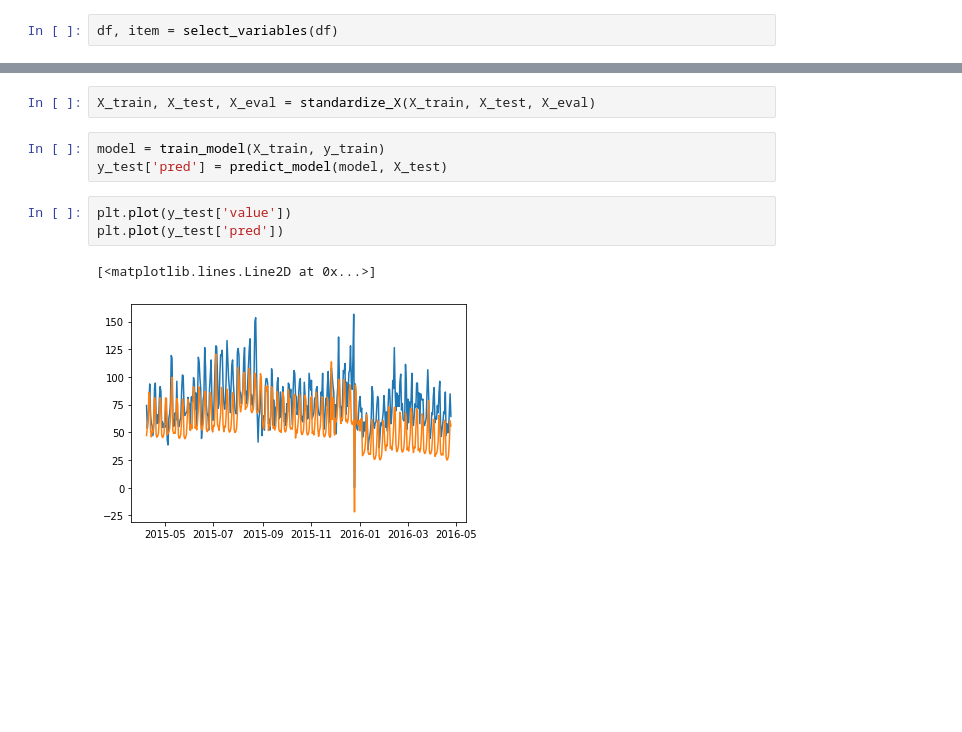
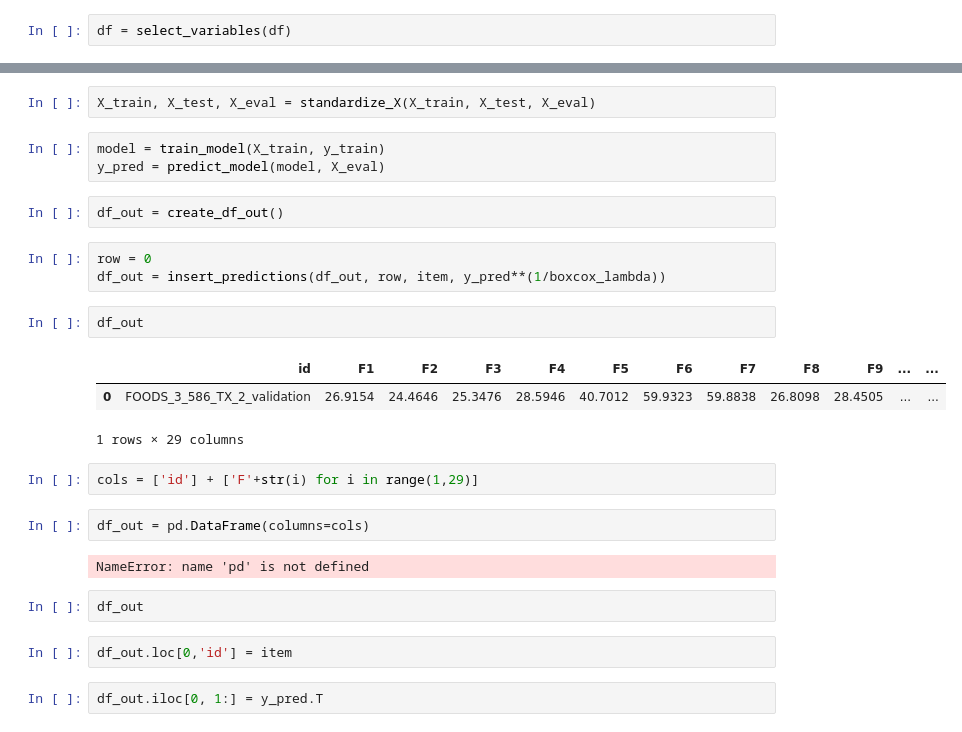
Before and after one commit to AnthonyGachuru/Kaggle_M5_Forecasting, a Jupyter notebook: Untitled.ipynb, the cells around one changed output, grey strips where cells are left out. Cells and saved outputs as stored; diff of their text form; blank space fills up the shorter version.

```diff
--- a/Untitled.ipynb
+++ b/Untitled.ipynb
@@ -37,7 +39,7 @@ df = include_diff_dates(df)
 # %%
 df, boxcox_lambda = boxcox_transform(df)
 # %%
-df, item = select_variables(df)
+df = select_variables(df)
 # %%
 df = transform_dummies(df)
 # %%
@@ -52,10 +54,27 @@ X_eval, y_eval = extract_X_y(df_eval)
 X_train, X_test, X_eval = standardize_X(X_train, X_test, X_eval)
 # %%
 model = train_model(X_train, y_train)
-y_test['pred'] = predict_model(model, X_test)
+y_pred = predict_model(model, X_eval)
-# %%
-plt.plot(y_test['value'])
-plt.plot(y_test['pred'])
-# %% [output]
-[<matplotlib.lines.Line2D at 0x...>]
-[figure, removed]
+# %%
+df_out = create_df_out()
+# %%
+row = 0
+df_out = insert_predictions(df_out, row, item, y_pred**(1/boxcox_lambda))
+# %%
+df_out
+# %% [output]
+|  | id | F1 | F2 | F3 | F4 | F5 | F6 | F7 | F8 | F9 | ... | ... |
+| 0 | FOODS_3_586_TX_2_validation | 26.9154 | 24.4646 | 25.3476 | 28.5946 | 40.7012 | 59.9323 | 59.8838 | 26.8098 | 28.4505 | ... | ... |
+1 rows × 29 columns
+# %%
+cols = ['id'] + ['F'+str(i) for i in range(1,29)]
+# %%
+df_out = pd.DataFrame(columns=cols)
+# %% [output]
+NameError: name 'pd' is not defined
+# %%
+df_out
+# %%
+df_out.loc[0,'id'] = item
+# %%
+df_out.iloc[0, 1:] = y_pred.T
```
Also changed, not shown: parts of 5 cells of this notebook, 2 other files.
